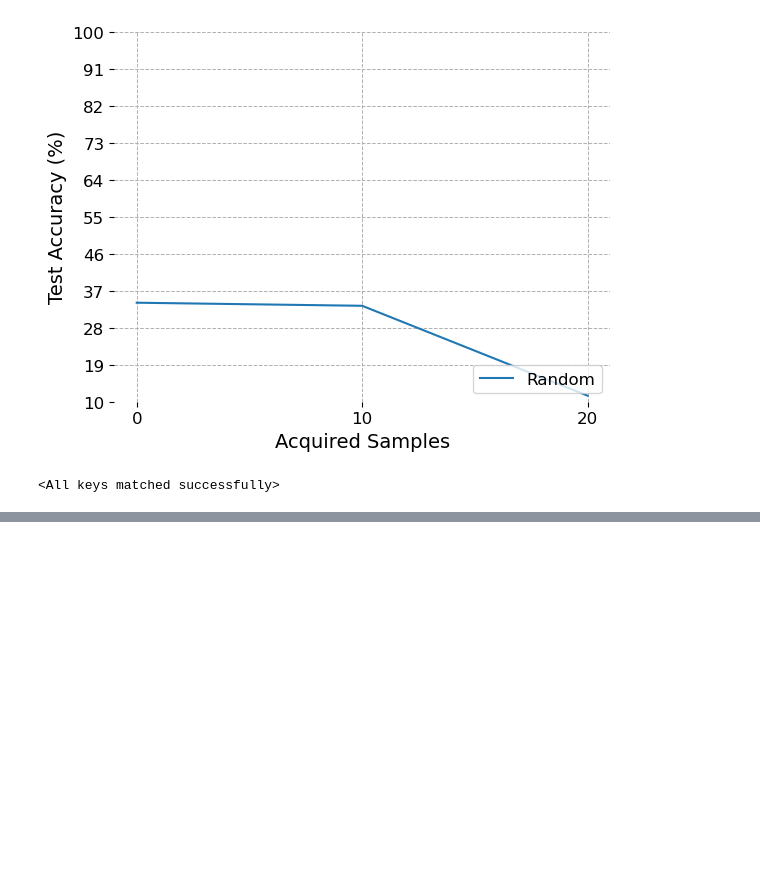
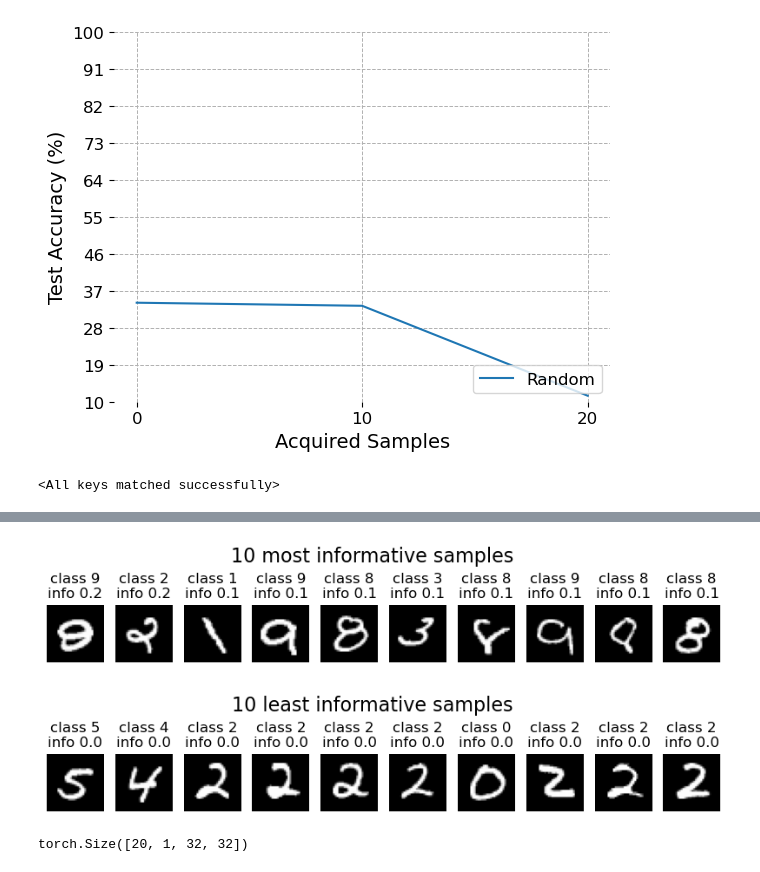
Before and after one commit to pilzpascal/2024s-bsc-practical-work, a Jupyter notebook: Active Learning.ipynb, the cells around one changed output, grey strips where cells are left out. Drawn from its saved outputs; the diff is of its cells as text; code cells hidden in the pictures; blank space fills up the shorter version.

```diff
--- a/Active Learning.ipynb
+++ b/Active Learning.ipynb
@@ -53,0 +70,14 @@ NameError: name 'X_pool' is not defined
+# %%
+vals, subset_idx = mean_standard_deviation(model, X_pool_subset, show_pbar=True)
+visualise_most_and_least_informative_samples(vals, X_pool_subset, y_pool_subset)
+# %% [output]
+[figure, added]
+[figure, added]
+# %%
+dataset = torch.utils.data.TensorDataset(X_train)
+data_loader = torch.utils.data.DataLoader(dataset, batch_size=4)
+
+torch.concat([torch.concat(elem) for elem in list(iter(data_loader))]).shape
+# [elem for elem in iter(data_loader)]
+# %% [output]
+torch.Size([20, 1, 32, 32])
```
Also changed, not shown: parts of 6 cells of this notebook, 2 other files.
